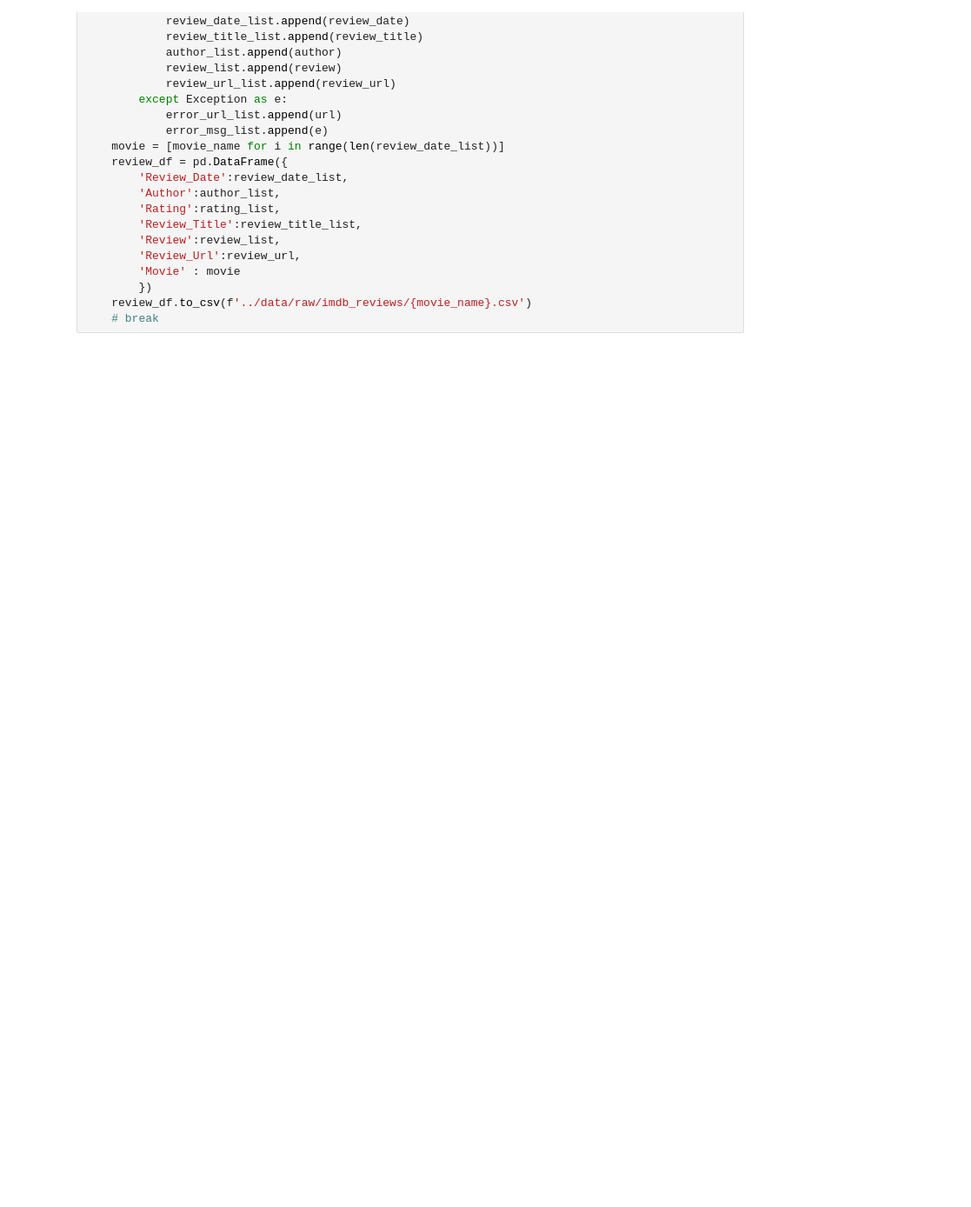
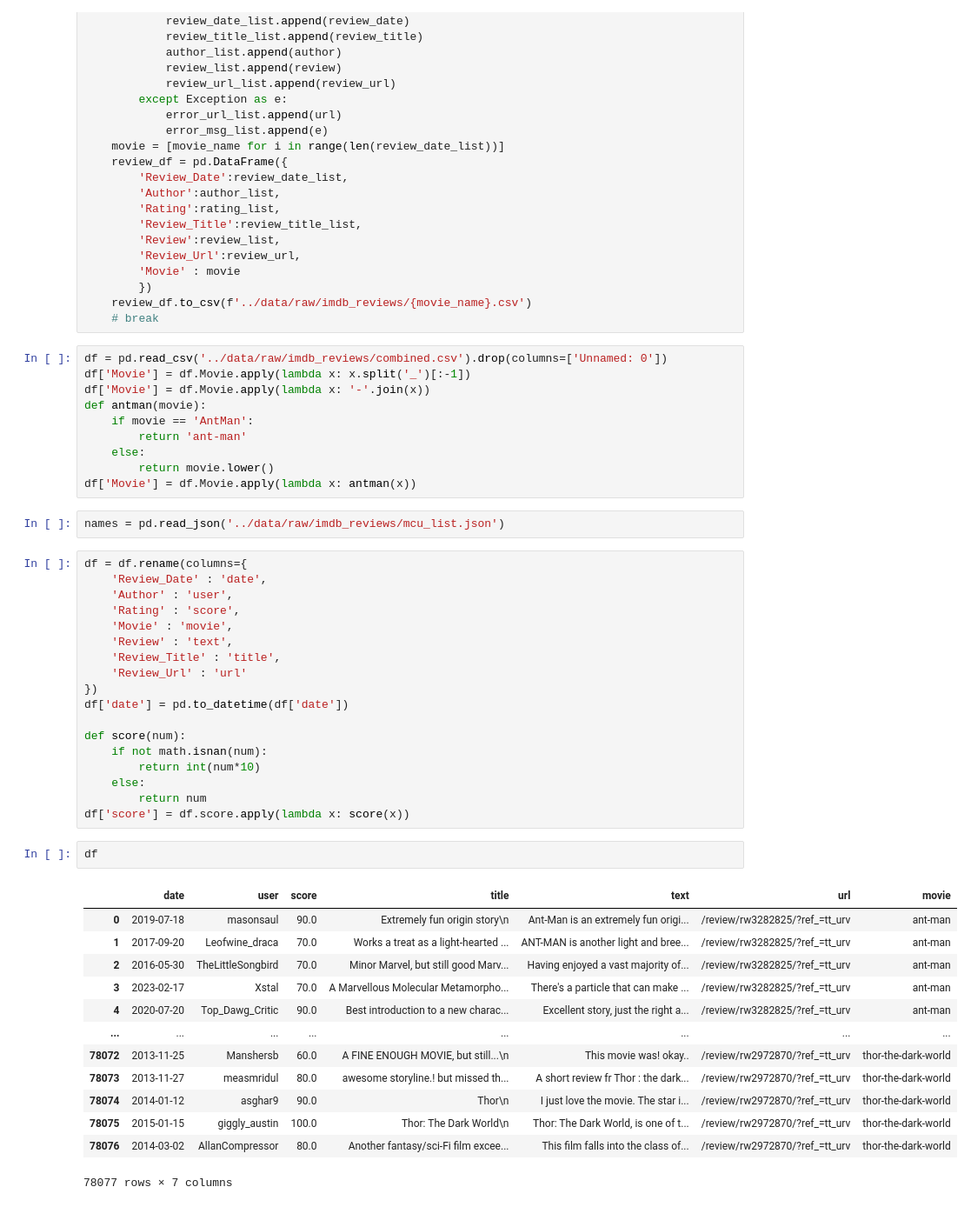
Before and after one commit to rizz-kings/data-in-the-wild, a Jupyter notebook: notebooks/imdb_reviews.ipynb, the cells around one changed output. Shown: that part at 87% size. Saved outputs shown, nothing was run; the diff lists cells and outputs as text; blank space fills up the shorter version.

```diff
--- a/notebooks/imdb_reviews.ipynb
+++ b/notebooks/imdb_reviews.ipynb
@@ -134,3 +155,49 @@ for url in lines:
         })
     review_df.to_csv(f'../data/raw/imdb_reviews/{movie_name}.csv')
     # break
+# %%
+df = pd.read_csv('../data/raw/imdb_reviews/combined.csv').drop(columns=['Unnamed: 0'])
+df['Movie'] = df.Movie.apply(lambda x: x.split('_')[:-1])
+df['Movie'] = df.Movie.apply(lambda x: '-'.join(x))
+def antman(movie):
+    if movie == 'AntMan':
+        return 'ant-man'
+    else:
+        return movie.lower()
+df['Movie'] = df.Movie.apply(lambda x: antman(x))
+# %%
+names = pd.read_json('../data/raw/imdb_reviews/mcu_list.json')
+# %%
+df = df.rename(columns={
+    'Review_Date' : 'date',
+    'Author' : 'user',
+    'Rating' : 'score',
+    'Movie' : 'movie',
+    'Review' : 'text',
+    'Review_Title' : 'title',
+    'Review_Url' : 'url'
+})
+df['date'] = pd.to_datetime(df['date'])
+
+def score(num):
+    if not math.isnan(num):
+        return int(num*10)
+    else:
+        return num
+df['score'] = df.score.apply(lambda x: score(x))
+# %%
+df
+# %% [output]
+|  | date | user | score | title | text | url | movie |
+| 0 | 2019-07-18 | masonsaul | 90.0 | Extremely fun origin story\n | Ant-Man is an extremely fun origi... | /review/rw3282825/?ref_=tt_urv | ant-man |
+| 1 | 2017-09-20 | Leofwine_draca | 70.0 | Works a treat as a light-hearted ... | ANT-MAN is another light and bree... | /review/rw3282825/?ref_=tt_urv | ant-man |
+| 2 | 2016-05-30 | TheLittleSongbird | 70.0 | Minor Marvel, but still good Marv... | Having enjoyed a vast majority of... | /review/rw3282825/?ref_=tt_urv | ant-man |
+| 3 | 2023-02-17 | Xstal | 70.0 | A Marvellous Molecular Metamorpho... | There's a particle that can make ... | /review/rw3282825/?ref_=tt_urv | ant-man |
+| 4 | 2020-07-20 | Top_Dawg_Critic | 90.0 | Best introduction to a new charac... | Excellent story, just the right a... | /review/rw3282825/?ref_=tt_urv | ant-man |
+| ... | ... | ... | ... | ... | ... | ... | ... |
+| 78072 | 2013-11-25 | Manshersb | 60.0 | A FINE ENOUGH MOVIE, but still...\n | This movie was! okay.. | /review/rw2972870/?ref_=tt_urv | thor-the-dark-world |
+| 78073 | 2013-11-27 | measmridul | 80.0 | awesome storyline.! but missed th... | A short review fr Thor : the dark... | /review/rw2972870/?ref_=tt_urv | thor-the-dark-world |
+| 78074 | 2014-01-12 | asghar9 | 90.0 | Thor\n | I just love the movie. The star i... | /review/rw2972870/?ref_=tt_urv | thor-the-dark-world |
+| 78075 | 2015-01-15 | giggly_austin | 100.0 | Thor: The Dark World\n | Thor: The Dark World, is one of t... | /review/rw2972870/?ref_=tt_urv | thor-the-dark-world |
+| 78076 | 2014-03-02 | AllanCompressor | 80.0 | Another fantasy/sci-Fi film excee... | This film falls into the class of... | /review/rw2972870/?ref_=tt_urv | thor-the-dark-world |
+78077 rows × 7 columns
```
Also changed, not shown: parts of 6 cells of this notebook, 4 other files.
